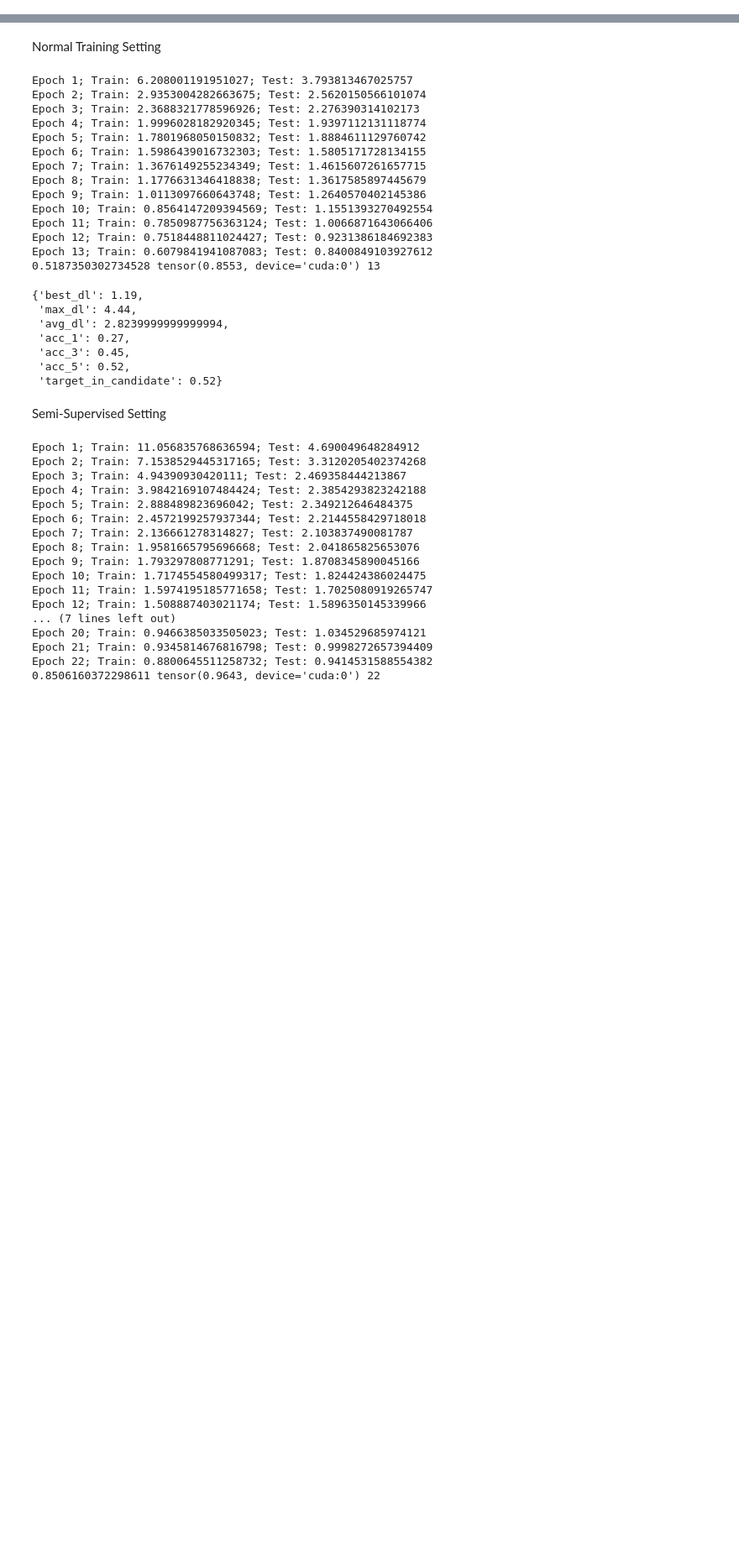
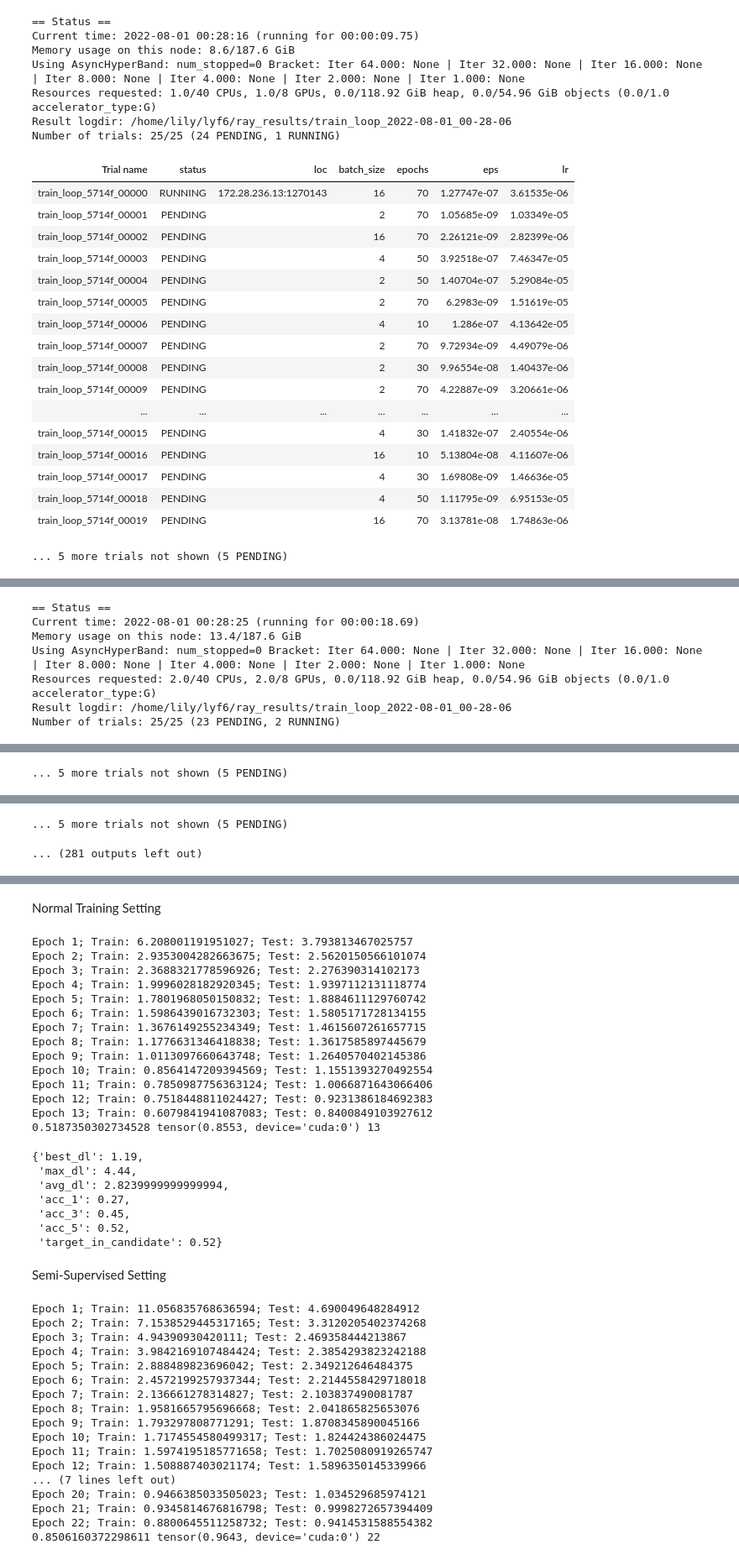
Before and after one commit to ljyflores/efficient-spelling-normalization-filipino, a Jupyter notebook: main_model.ipynb, the cells around one changed output, grey strips where cells are left out. Shown at 84% size. Saved outputs shown, nothing was run; the diff lists cells and outputs as text; code cells hidden in the pictures; blank space fills up the shorter version.

Commit message:
Update hyperparam tuning + Filipino RoBERTa
Update hyperparam tuning + Filipino RoBERTa

```diff
--- a/main_model.ipynb
+++ b/main_model.ipynb
@@ -21,14 +27,21 @@ device = torch.device("cuda")
 SOURCE_PATH = ""
 
 # Load train/test datasets
-df      = pd.read_csv(SOURCE_PATH + "data/train_words.csv", header=None)
-df_val  = pd.read_csv(SOURCE_PATH + "data/test_words.csv", header=None)
+df      = pd.read_csv(SOURCE_PATH + "data/train_words.csv")
+df_val  = pd.read_csv(SOURCE_PATH + "data/test_words.csv")
 
 # Load vocab
 f = open("TagalogStemmerPython/output/with_info.txt", "r", encoding='latin1')
 f = f.readlines()
 vocab_tl = set(ast.literal_eval(item.strip('\n'))['word'] for item in f)
-vocab_tl = set(df[1]).union(vocab_tl) # Add in vocab from dataframe
-vocab_tl = set(df_val[1]).union(vocab_tl) # Add in vocab from test dataframe
+vocab_tl = set(df['Target']).union(vocab_tl) # Add in vocab from dataframe
+vocab_tl = set(df_val['Target']).union(vocab_tl) # Add in vocab from test dataframe
+
+# Split into train and test
+test_idx = random.sample(range(df.shape[0]), round(df.shape[0]/5))
+df_train = df.loc[list(set(range(df.shape[0])).difference(test_idx))].reset_index(drop=True)
+df_test  = df.loc[test_idx].reset_index(drop=True)
+
+dataset_train = Dataset.from_pandas(df_train)
+dataset_test  = Dataset.from_pandas(df_test)
+dataset_val   = Dataset.from_pandas(df_val)
-# %%
-USE_BERT = False
@@ -129,0 +199,25 @@ def initialize(USE_BERT, lr=5e-5, eps=1e-8):
+# %%
+args = {
+    "perturb": False,
+    "use_bert": True,
+    "early_stopping": False,
+    "lr": tune.loguniform(1e-6, 1e-4),
+    "eps": tune.loguniform(1e-9, 1e-6),
+    "epochs": tune.choice([10,30,50,70]),
+    "batch_size": tune.choice([2, 4, 8, 16])
+}
+
+scheduler = ASHAScheduler(
+        max_t=70,
+        grace_period=1,
+        reduction_factor=2)
+result = tune.run(
+        tune.with_parameters(train_loop),
+        resources_per_trial={"gpu": 1},
+        config=args,
+        metric="VAL_LOSS",
+        mode="min",
+        num_samples=25,
+        scheduler=scheduler
+    )
+# %% [output]
@@ -129,0 +226,25 @@ def initialize(USE_BERT, lr=5e-5, eps=1e-8):
+== Status ==
+Current time: 2022-08-01 00:28:16 (running for 00:00:09.75)
+Memory usage on this node: 8.6/187.6 GiB
+Using AsyncHyperBand: num_stopped=0 Bracket: Iter 64.000: None | Iter 32.000: None | Iter 16.000: None | Iter 8.000: None | Iter 4.000: None | Iter 2.000: None | Iter 1.000: None
+Resources requested: 1.0/40 CPUs, 1.0/8 GPUs, 0.0/118.92 GiB heap, 0.0/54.96 GiB objects (0.0/1.0 accelerator_type:G)
+Result logdir: /home/lily/lyf6/ray_results/train_loop_2022-08-01_00-28-06
+Number of trials: 25/25 (24 PENDING, 1 RUNNING)
+| Trial name | status | loc | batch_size | epochs | eps | lr |
+| train_loop_5714f_00000 | RUNNING | 172.28.236.13:1270143 | 16 | 70 | 1.27747e-07 | 3.61535e-06 |
+| train_loop_5714f_00001 | PENDING |  | 2 | 70 | 1.05685e-09 | 1.03349e-05 |
+| train_loop_5714f_00002 | PENDING |  | 16 | 70 | 2.26121e-09 | 2.82399e-06 |
+| train_loop_5714f_00003 | PENDING |  | 4 | 50 | 3.92518e-07 | 7.46347e-05 |
+| train_loop_5714f_00004 | PENDING |  | 2 | 50 | 1.40704e-07 | 5.29084e-05 |
+| train_loop_5714f_00005 | PENDING |  | 2 | 70 | 6.2983e-09 | 1.51619e-05 |
+| train_loop_5714f_00006 | PENDING |  | 4 | 10 | 1.286e-07 | 4.13642e-05 |
+| train_loop_5714f_00007 | PENDING |  | 2 | 70 | 9.72934e-09 | 4.49079e-06 |
+| train_loop_5714f_00008 | PENDING |  | 2 | 30 | 9.96554e-08 | 1.40437e-06 |
+| train_loop_5714f_00009 | PENDING |  | 2 | 70 | 4.22887e-09 | 3.20661e-06 |
+| ... | ... | ... | ... | ... | ... | ... |
+| train_loop_5714f_00015 | PENDING |  | 4 | 30 | 1.41832e-07 | 2.40554e-06 |
+| train_loop_5714f_00016 | PENDING |  | 16 | 10 | 5.13804e-08 | 4.11607e-06 |
+| train_loop_5714f_00017 | PENDING |  | 4 | 30 | 1.69808e-09 | 1.46636e-05 |
+| train_loop_5714f_00018 | PENDING |  | 4 | 50 | 1.11795e-09 | 6.95153e-05 |
+| train_loop_5714f_00019 | PENDING |  | 16 | 70 | 3.13781e-08 | 1.74863e-06 |
+... 5 more trials not shown (5 PENDING)
@@ -129,0 +252,7 @@ def initialize(USE_BERT, lr=5e-5, eps=1e-8):
+== Status ==
+Current time: 2022-08-01 00:28:25 (running for 00:00:18.69)
+Memory usage on this node: 13.4/187.6 GiB
+Using AsyncHyperBand: num_stopped=0 Bracket: Iter 64.000: None | Iter 32.000: None | Iter 16.000: None | Iter 8.000: None | Iter 4.000: None | Iter 2.000: None | Iter 1.000: None
+Resources requested: 2.0/40 CPUs, 2.0/8 GPUs, 0.0/118.92 GiB heap, 0.0/54.96 GiB objects (0.0/1.0 accelerator_type:G)
+Result logdir: /home/lily/lyf6/ray_results/train_loop_2022-08-01_00-28-06
+Number of trials: 25/25 (23 PENDING, 2 RUNNING)
@@ -129,0 +276 @@ def initialize(USE_BERT, lr=5e-5, eps=1e-8):
+... 5 more trials not shown (5 PENDING)
@@ -129,0 +302,2 @@ def initialize(USE_BERT, lr=5e-5, eps=1e-8):
+... 5 more trials not shown (5 PENDING)
+... (281 outputs left out)
```
Also changed, not shown: parts of 16 cells of this notebook, 24 other files.
